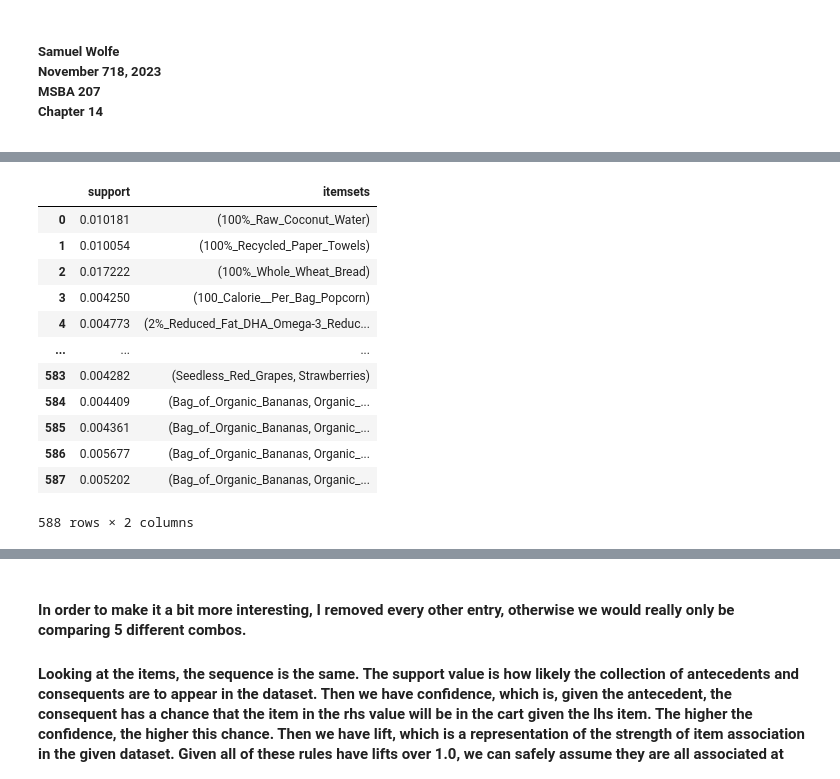
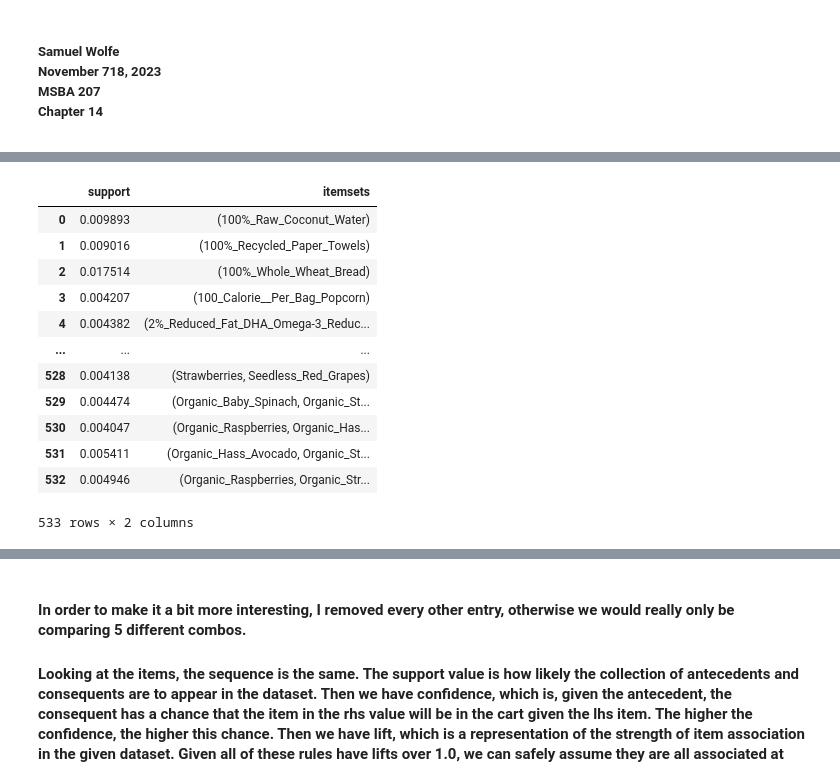
Before and after one commit to wolfesamk/MSBA-207, a Jupyter notebook: Homework/MSBA 207 Instacart Case.ipynb, the cells around one changed output, grey strips where cells are left out. Saved outputs shown, nothing was run; the diff lists cells and outputs as text; code cells hidden in the pictures.

```diff
--- a/Homework/MSBA 207 Instacart Case.ipynb
+++ b/Homework/MSBA 207 Instacart Case.ipynb
@@ -58,3 +58,5 @@ df_instacart
 # %%
+df_instacart = df_instacart[['order_id','product_name']]
+
 list_single_items = df_instacart.drop_duplicates(subset='order_id',keep=False)['order_id'].to_list()
 # %%
@@ -76,0 +73,2 @@ df_instacart_multi
+# %%
+bin_cart = df_instacart.groupby(by='order_id').agg(items = pd.NamedAgg(column='product_name',aggfunc=lambda x: x.tolist()))
@@ -76,0 +94,3 @@ df_instacart_multi
+# %%
+item_list = pd.array(bin_cart['items'])
+item_list[0]
@@ -76,0 +106,5 @@ df_instacart_multi
+# %%
+from mlxtend.preprocessing import TransactionEncoder
+te = TransactionEncoder()
+te_ary = te.fit(item_list).transform(item_list)
+item_df = pd.DataFrame(te_ary, columns=te.columns_, index = bin_cart.index)
@@ -96,21 +132,21 @@ binary_instacart
 # %%
 # create frequent itemsets
-itemsets = apriori(binary_instacart, min_support=0.004, use_colnames=True)
+itemsets = apriori(item_df, min_support=0.004, use_colnames=True)
 itemsets
 # %% [output]
 |  | support | itemsets |
-| 0 | 0.010181 | (100%_Raw_Coconut_Water) |
-| 1 | 0.010054 | (100%_Recycled_Paper_Towels) |
-| 2 | 0.017222 | (100%_Whole_Wheat_Bread) |
-| 3 | 0.004250 | (100_Calorie__Per_Bag_Popcorn) |
-| 4 | 0.004773 | (2%_Reduced_Fat_DHA_Omega-3_Reduc... |
+| 0 | 0.009893 | (100%_Raw_Coconut_Water) |
+| 1 | 0.009016 | (100%_Recycled_Paper_Towels) |
+| 2 | 0.017514 | (100%_Whole_Wheat_Bread) |
+| 3 | 0.004207 | (100_Calorie__Per_Bag_Popcorn) |
+| 4 | 0.004382 | (2%_Reduced_Fat_DHA_Omega-3_Reduc... |
 | ... | ... | ... |
-| 583 | 0.004282 | (Seedless_Red_Grapes, Strawberries) |
-| 584 | 0.004409 | (Bag_of_Organic_Bananas, Organic_... |
-| 585 | 0.004361 | (Bag_of_Organic_Bananas, Organic_... |
-| 586 | 0.005677 | (Bag_of_Organic_Bananas, Organic_... |
-| 587 | 0.005202 | (Bag_of_Organic_Bananas, Organic_... |
+| 528 | 0.004138 | (Strawberries, Seedless_Red_Grapes) |
+| 529 | 0.004474 | (Organic_Baby_Spinach, Organic_St... |
+| 530 | 0.004047 | (Organic_Raspberries, Organic_Has... |
+| 531 | 0.005411 | (Organic_Hass_Avocado, Organic_St... |
+| 532 | 0.004946 | (Organic_Raspberries, Organic_Str... |
-588 rows × 2 columns
+533 rows × 2 columns
 # %%
 # and convert into rules
 rules = association_rules(itemsets, metric='confidence', min_threshold=0.01)
```
Also changed, not shown: parts of 13 cells of this notebook.
